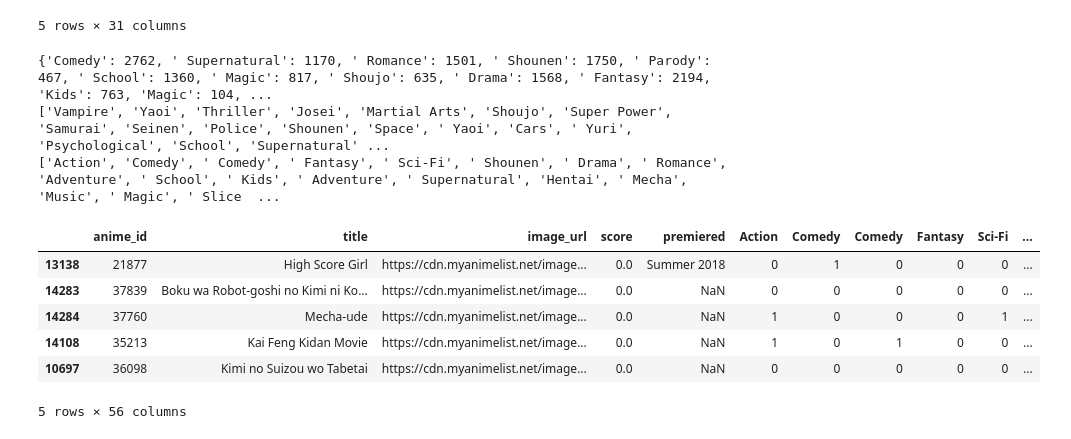
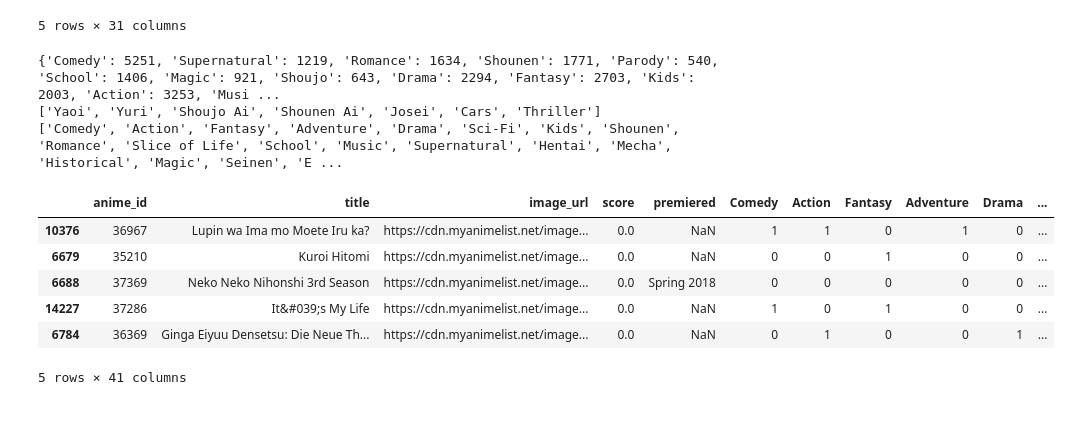
Before and after one commit to com-480-data-visualization/project-2023-vizmoica, a Jupyter notebook: preprocessing/eda_genre.ipynb, the cells around one changed output. Saved outputs shown, nothing was run; the diff lists cells and outputs as text; code cells hidden in the pictures.

```diff
--- a/preprocessing/eda_genre.ipynb
+++ b/preprocessing/eda_genre.ipynb
@@ -25,56 +25,57 @@ dfCam = dfAnime.copy()[['anime_id', 'title', 'image_url', 'genre', 'score', 'pre
 #dfCam['premiered'] = dfCam['premiered'].apply(lambda x : x.split('/')[0])
 dfCam.dropna(subset=['genre'], inplace=True)
 dfCam = dfCam[dfCam['genre'] != None]
-dfCam['genre'] = dfCam['genre'].apply(lambda x : [y.split('"')[0] for y in x.split(',')])
-accGenre = {}
+dfCam['genre'] = dfCam['genre'].apply(lambda x : [y.split('"')[0][1:] if (y.split('"')[0][0] == ' ') else y.split('"')[0] for y in x.split(',')])
+#dfCam['genre'] = dfCam['genre'].apply(lambda x :  if (x == ' Comedy') else x)
+accumulateurGenre = {}
 def accumulate(x) :
-    if x in [*accGenre] : return
+    if x in [*accumulateurGenre] : return
     for genre in x :
-        if not (genre in [*accGenre]) :
-            accGenre[genre] = 0
+        if not (genre in [*accumulateurGenre]) :
+            accumulateurGenre[genre] = 0
     return
 dfCam['genre'].apply(lambda x : accumulate(x))
 def countByGenre(x) :
-    for keys in accGenre.keys() :
+    for keys in accumulateurGenre.keys() :
         if keys in x :
-            accGenre[keys] += 1
+            accumulateurGenre[keys] += 1
 dfCam['genre'].apply(lambda x : countByGenre(x))
-print(accGenre)
-sortAcc = sorted(accGenre.items(), key=lambda x : x[1])
-listGenreDelete = [g for g, v in sortAcc if v < 120]
-sortAcc = sortAcc[len(listGenreDelete):][::-1]
+print(accumulateurGenre)
+sortAccumulateur = sorted(accumulateurGenre.items(), key=lambda x : x[1])
+listGenreDelete = [g for g, v in sortAccumulateur if v < 120]
+sortAccumulateur = sortAccumulateur[len(listGenreDelete):][::-1]
 print(listGenreDelete)
 dfCam['genre'] = dfCam['genre'].apply(lambda x : [s for s in x if not (s in listGenreDelete)])
 dfCam['length'] = dfCam['genre'].apply(lambda x : len(x))
 dfCam = dfCam[dfCam['length'] > 0]
 dfCam.drop(columns='length', inplace=True)
-listGenre = [g for g, v in sortAcc if not (g in listGenreDelete)]
+listGenre = [g for g, v in sortAccumulateur if not (g in listGenreDelete)]
 print(listGenre)
 dfCam['Encode_genres'] = dfCam['genre'].apply(lambda x: [1 if s in x else 0 for s in listGenre])
 dfCam[listGenre] = pd.DataFrame(dfCam.Encode_genres.tolist(), index = dfCam.index)
 dfCam.drop(columns=['genre', 'Encode_genres'], inplace=True)
 dfCam.sort_values(by="score", inplace=True)
 def fixUrl(x) :
     split = x.split('/')
     split[2] = "cdn.myanimelist.net"
     res = ""
     for i in split :
         res = res + '/'  + i
     return res[1:]
 dfCam.dropna(subset=['image_url'], inplace=True)
 dfCam['image_url'] = dfCam['image_url'].apply(lambda x : fixUrl(str(x)))
 dfCam.head(5)
 # %% [output]
-{'Comedy': 2762, ' Supernatural': 1170, ' Romance': 1501, ' Shounen': 1750, ' Parody': 467, ' School': 1360, ' Magic': 817, ' Shoujo': 635, ' Drama': 1568, ' Fantasy': 2194, 'Kids': 763, 'Magic': 104, ...
-['Vampire', 'Yaoi', 'Thriller', 'Josei', 'Martial Arts', 'Shoujo', 'Super Power', 'Samurai', 'Seinen', 'Police', 'Shounen', 'Space', ' Yaoi', 'Cars', ' Yuri', 'Psychological', 'School', 'Supernatural' ...
-['Action', 'Comedy', ' Comedy', ' Fantasy', ' Sci-Fi', ' Shounen', ' Drama', ' Romance', 'Adventure', ' School', ' Kids', ' Adventure', ' Supernatural', 'Hentai', ' Mecha', 'Music', ' Magic', ' Slice  ...
+{'Comedy': 5251, 'Supernatural': 1219, 'Romance': 1634, 'Shounen': 1771, 'Parody': 540, 'School': 1406, 'Magic': 921, 'Shoujo': 643, 'Drama': 2294, 'Fantasy': 2703, 'Kids': 2003, 'Action': 3253, 'Musi ...
+['Yaoi', 'Yuri', 'Shoujo Ai', 'Shounen Ai', 'Josei', 'Cars', 'Thriller']
+['Comedy', 'Action', 'Fantasy', 'Adventure', 'Drama', 'Sci-Fi', 'Kids', 'Shounen', 'Romance', 'Slice of Life', 'School', 'Music', 'Supernatural', 'Hentai', 'Mecha', 'Historical', 'Magic', 'Seinen', 'E ...
-|  | anime_id | title | image_url | score | premiered | Action | Comedy | Comedy | Fantasy | Sci-Fi | ... |
-| 13138 | 21877 | High Score Girl | https://cdn.myanimelist.net/image... | 0.0 | Summer 2018 | 0 | 1 | 0 | 0 | 0 | ... |
-| 14283 | 37839 | Boku wa Robot-goshi no Kimi ni Ko... | https://cdn.myanimelist.net/image... | 0.0 | NaN | 0 | 0 | 0 | 0 | 0 | ... |
-| 14284 | 37760 | Mecha-ude | https://cdn.myanimelist.net/image... | 0.0 | NaN | 1 | 0 | 0 | 0 | 1 | ... |
-| 14108 | 35213 | Kai Feng Kidan Movie | https://cdn.myanimelist.net/image... | 0.0 | NaN | 1 | 0 | 1 | 0 | 0 | ... |
-| 10697 | 36098 | Kimi no Suizou wo Tabetai | https://cdn.myanimelist.net/image... | 0.0 | NaN | 0 | 0 | 0 | 0 | 0 | ... |
+|  | anime_id | title | image_url | score | premiered | Comedy | Action | Fantasy | Adventure | Drama | ... |
+| 10376 | 36967 | Lupin wa Ima mo Moete Iru ka? | https://cdn.myanimelist.net/image... | 0.0 | NaN | 1 | 1 | 0 | 1 | 0 | ... |
+| 6679 | 35210 | Kuroi Hitomi | https://cdn.myanimelist.net/image... | 0.0 | NaN | 0 | 0 | 1 | 0 | 0 | ... |
+| 6688 | 37369 | Neko Neko Nihonshi 3rd Season | https://cdn.myanimelist.net/image... | 0.0 | Spring 2018 | 0 | 0 | 0 | 0 | 0 | ... |
+| 14227 | 37286 | It&#039;s My Life | https://cdn.myanimelist.net/image... | 0.0 | NaN | 1 | 0 | 1 | 0 | 0 | ... |
+| 6784 | 36369 | Ginga Eiyuu Densetsu: Die Neue Th... | https://cdn.myanimelist.net/image... | 0.0 | NaN | 0 | 1 | 0 | 0 | 1 | ... |
-5 rows × 56 columns
+5 rows × 41 columns
 # %%
 statList = []
 count2 = []
```
Also changed, not shown: parts of 12 cells of this notebook, 3 other files.
